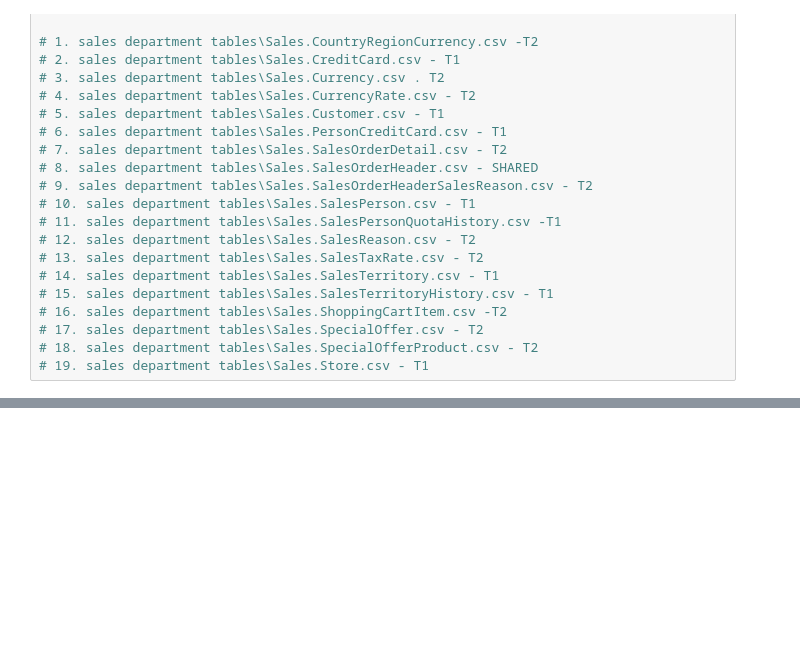
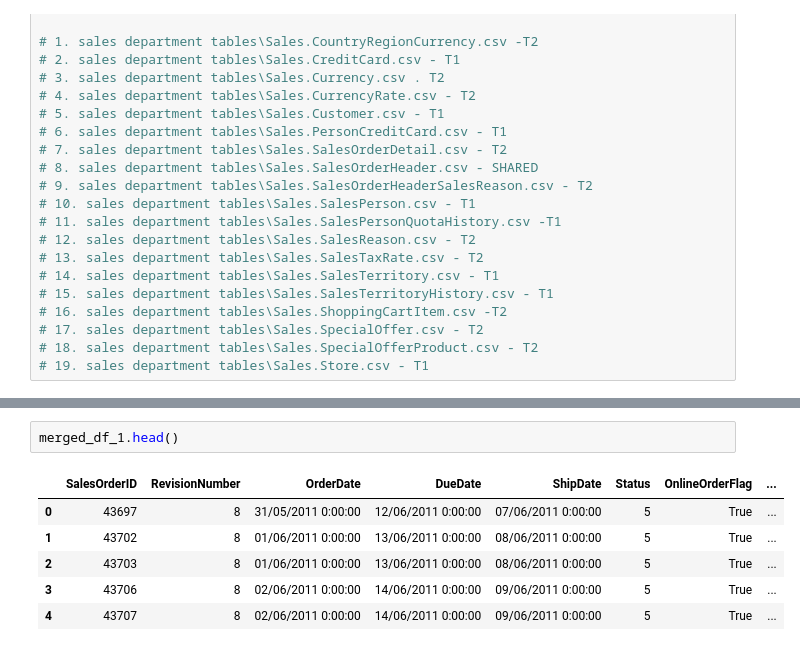
Before and after one commit to tigershawt/FinalProjectPerdi, a Jupyter notebook: eda.ipynb, the cells around one changed output, grey strips where cells are left out. Drawn from its saved outputs; the diff is of its cells as text; blank space fills up the shorter version.

```diff
--- a/eda.ipynb
+++ b/eda.ipynb
@@ -27,0 +183,9 @@ import os
+# %%
+merged_df_1.head()
+# %% [output]
+|  | SalesOrderID | RevisionNumber | OrderDate | DueDate | ShipDate | Status | OnlineOrderFlag | ... |
+| 0 | 43697 | 8 | 31/05/2011 0:00:00 | 12/06/2011 0:00:00 | 07/06/2011 0:00:00 | 5 | True | ... |
+| 1 | 43702 | 8 | 01/06/2011 0:00:00 | 13/06/2011 0:00:00 | 08/06/2011 0:00:00 | 5 | True | ... |
+| 2 | 43703 | 8 | 01/06/2011 0:00:00 | 13/06/2011 0:00:00 | 08/06/2011 0:00:00 | 5 | True | ... |
+| 3 | 43706 | 8 | 02/06/2011 0:00:00 | 14/06/2011 0:00:00 | 09/06/2011 0:00:00 | 5 | True | ... |
+| 4 | 43707 | 8 | 02/06/2011 0:00:00 | 14/06/2011 0:00:00 | 09/06/2011 0:00:00 | 5 | True | ... |
```
Also changed, not shown: parts of 16 cells of this notebook, 2 other files.
